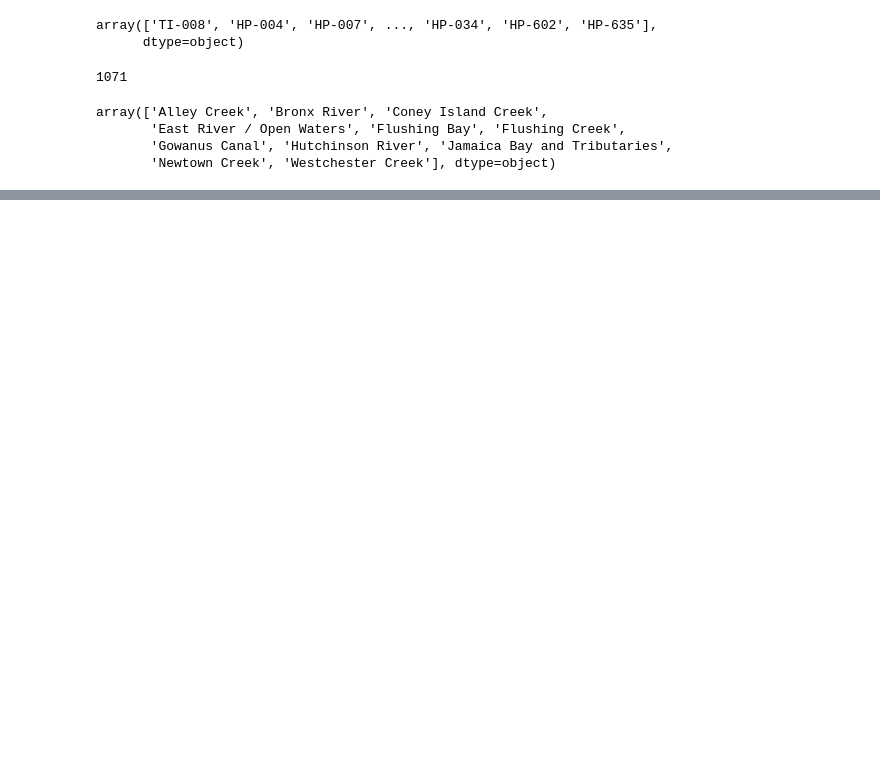
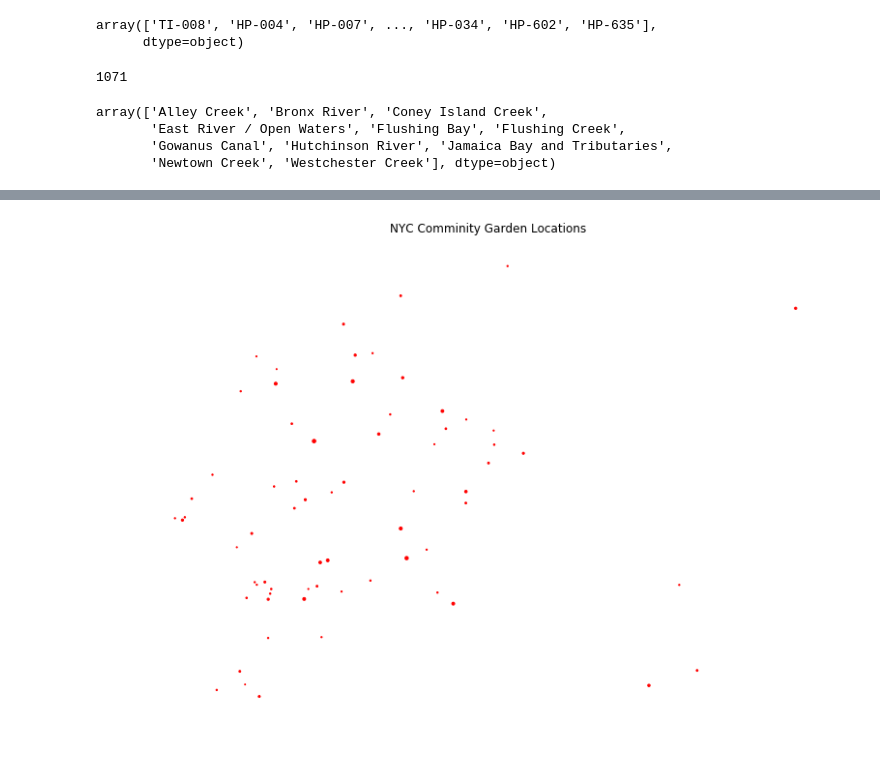
Before and after one commit to fdnthecoder/C4sueFinalProject, a Jupyter notebook: S4sue.ipynb, the cells around one changed output, grey strips where cells are left out. Drawn from its saved outputs; the diff is of its cells as text; code cells hidden in the pictures; blank space fills up the shorter version.

```diff
--- a/S4sue.ipynb
+++ b/S4sue.ipynb
@@ -130,0 +395,3 @@ array(['Alley Creek', 'Bronx River', 'Coney Island Creek',
+# %%
+BX_gardens = CoGardens[CoGardens["Boro"] =="X"]
+BR_gardens = CoGardens[CoGardens["Boro"] =="B"]
@@ -130,0 +424,4 @@ array(['Alley Creek', 'Bronx River', 'Coney Island Creek',
+# %%
+#Let's Sort them Gardens by Size
+Sorted_BX_gardens = BX_gardens.sort_values(by = 'Size', ascending = False)
+Sorted_BR_gardens = BR_gardens.sort_values(by = 'Size', ascending = False)
@@ -130,0 +446,9 @@ array(['Alley Creek', 'Bronx River', 'Coney Island Creek',
+# %%
+#We can map them
+#Plot the gardens and show the relative sizes
+Sorted_BX_gardens.plot( color='red',legend=True,figsize=(13, 13),markersize=CoGardens.Size * 30)
+plt.axis('off')
+plt.title('NYC Comminity Garden Locations')
+plt.show()
+# %% [output]
+[figure, added]
```
Also changed, not shown: parts of 63 cells of this notebook.
